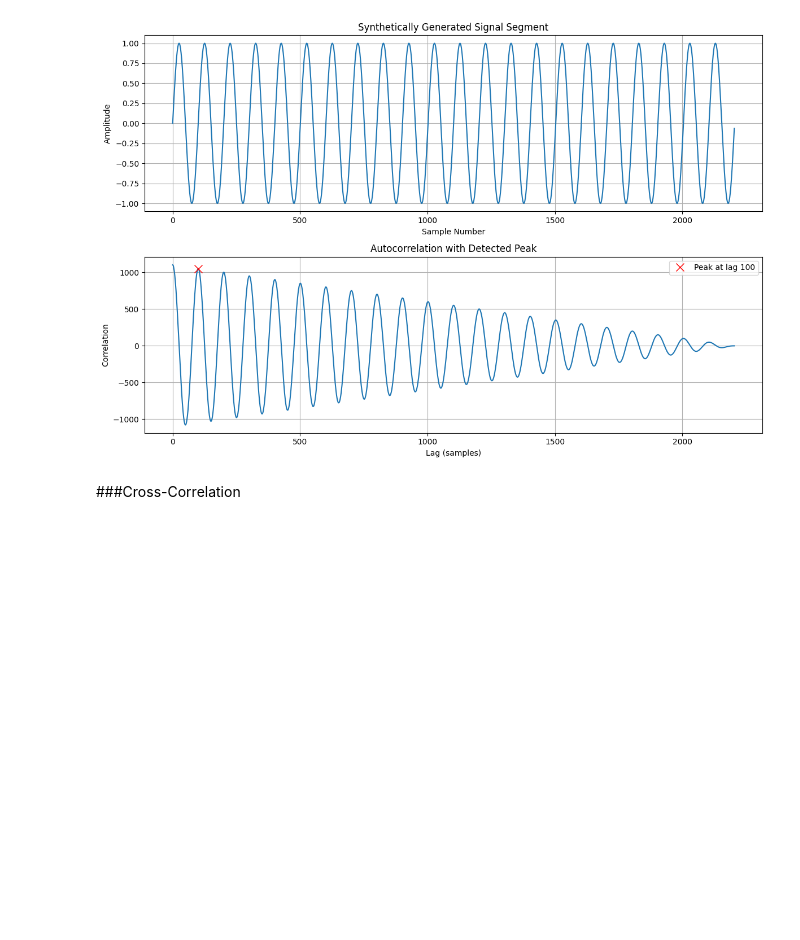
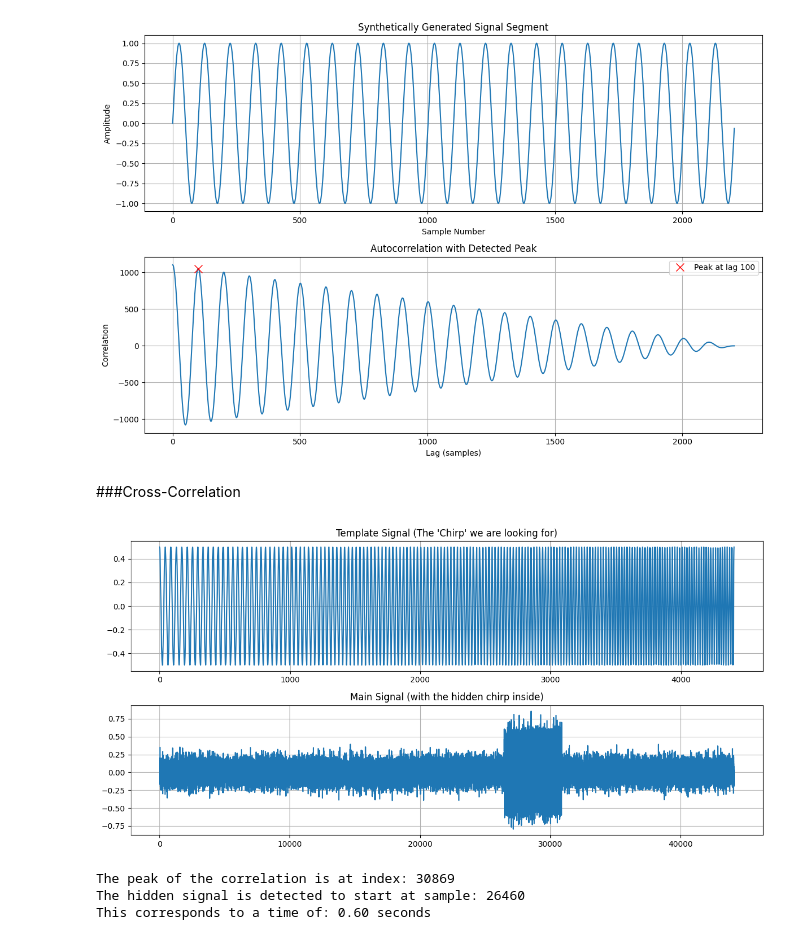
Before and after one commit to Mahdi-Miri/Signal_Proccesing, a Jupyter notebook: Signal_Proccesing.ipynb, the cells around one changed output. Saved outputs shown, nothing was run; the diff lists cells and outputs as text; code cells hidden in the pictures; blank space fills up the shorter version.

```diff
--- a/Signal_Proccesing.ipynb
+++ b/Signal_Proccesing.ipynb
@@ -119,0 +123,37 @@ plt.show()
+# %%
+# Define the sample rate
+sample_rate = 44100
+
+# 1a: Create the short, known signal (the template we're looking for)
+# We'll use a "chirp" signal, which is good for detection because it's unique.
+# A chirp is a signal in which the frequency increases or decreases with time.
+from scipy.signal import chirp
+t_template = np.linspace(0, 0.1, int(0.1 * sample_rate)) # 0.1 seconds long
+template_signal = chirp(t_template, f0=1000, f1=2500, t1=0.1, method='linear')
+template_signal *= 0.5 # Reduce its amplitude
+
+# 1b: Create the long, main signal with noise
+t_main = np.linspace(0, 1.0, int(1.0 * sample_rate)) # 1.0 second long
+main_signal = np.random.randn(len(t_main)) * 0.1 # Start with some random noise
+
+# 1c: Hide the template signal somewhere in the main signal
+# Let's hide it at 0.6 seconds (embedding_time)
+embedding_time = 0.6
+start_sample = int(embedding_time * sample_rate)
+end_sample = start_sample + len(template_signal)
+main_signal[start_sample:end_sample] += template_signal
+# %%
+plt.figure(figsize=(12, 6))
+plt.subplot(2, 1, 1)
+plt.title("Template Signal (The 'Chirp' we are looking for)")
+plt.plot(template_signal)
+plt.grid(True)
+
+plt.subplot(2, 1, 2)
+plt.title("Main Signal (with the hidden chirp inside)")
+plt.plot(main_signal)
+plt.grid(True)
+plt.tight_layout()
+plt.show()
+# %% [output]
+[figure, added]
@@ -119,0 +162,17 @@ plt.show()
+# %%
+# Find the index of the maximum value in the correlation result
+peak_index = np.argmax(cross_correlation)
+
+# The peak index from 'full' mode needs to be adjusted to find the start of the template
+# Lag = Peak Index - (Length of Template - 1)
+detected_start_sample = peak_index - (len(template_signal) - 1)
+
+detected_time = detected_start_sample / sample_rate
+
+print(f"The peak of the correlation is at index: {peak_index}")
+print(f"The hidden signal is detected to start at sample: {detected_start_sample}")
+print(f"This corresponds to a time of: {detected_time:.2f} seconds")
+# %% [output]
+The peak of the correlation is at index: 30869
+The hidden signal is detected to start at sample: 26460
+This corresponds to a time of: 0.60 seconds
```
Also changed, not shown: parts of 4 cells of this notebook.
